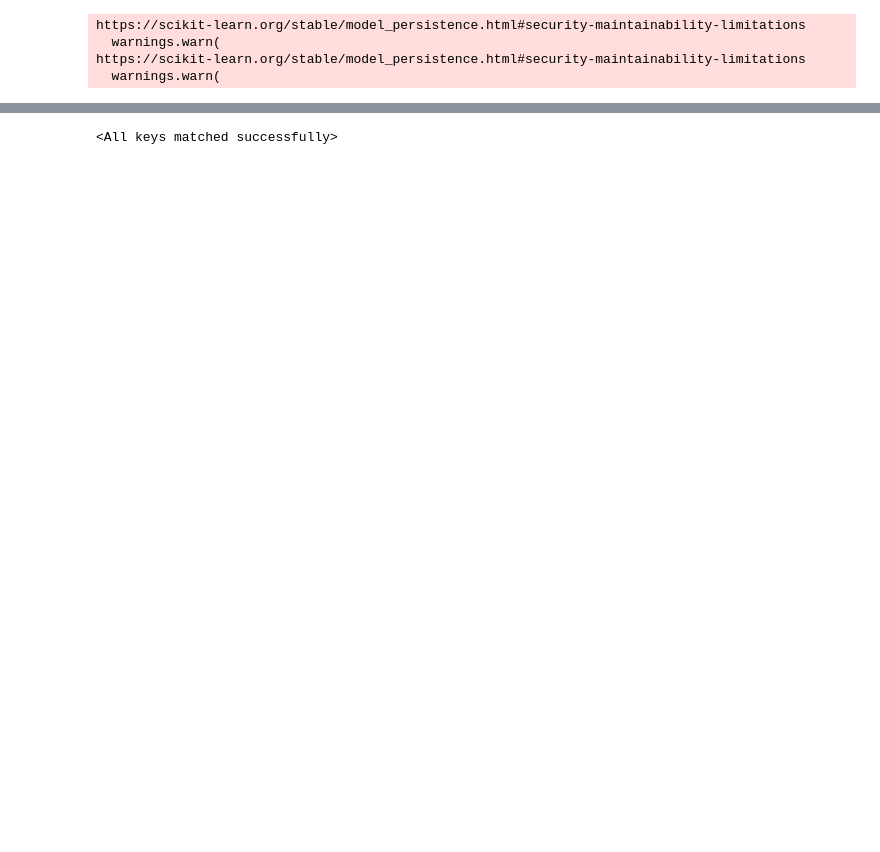
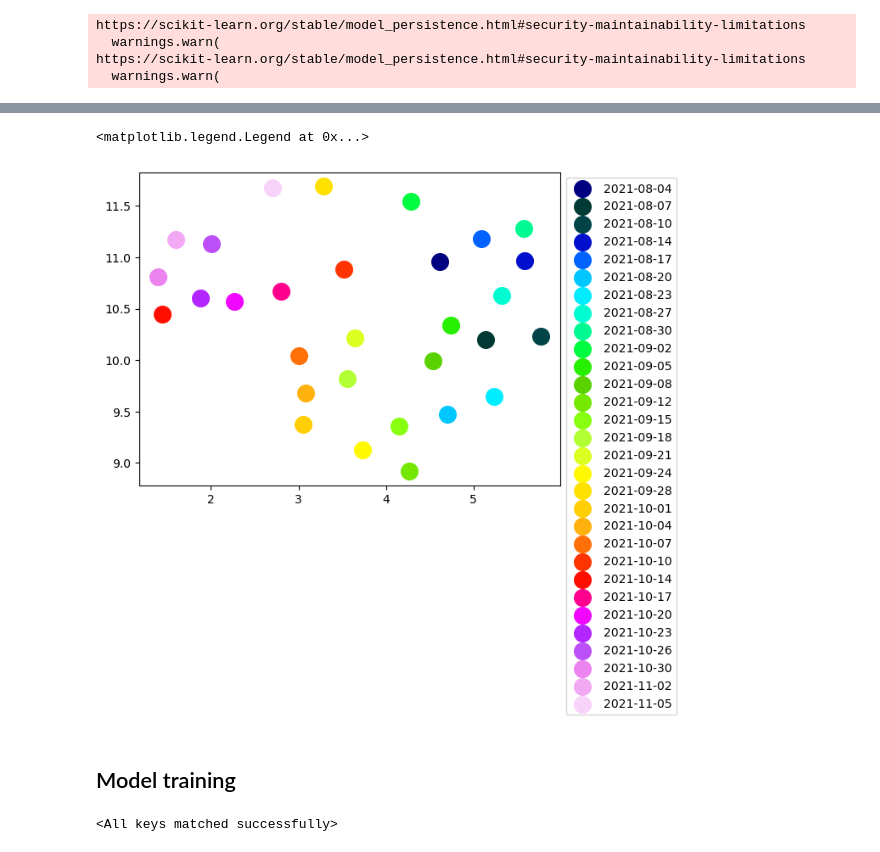
Before and after one commit to AliBagheriNejad/SDSFD, a Jupyter notebook: test_2.ipynb, the cells around one changed output, grey strips where cells are left out. Saved outputs shown, nothing was run; the diff lists cells and outputs as text; code cells hidden in the pictures; blank space fills up the shorter version.

```diff
--- a/test_2.ipynb
+++ b/test_2.ipynb
@@ -15,14 +17,17 @@ df = read_source(
     show_columns=False
 )
 
-df1,df2  = double_data(
+df1,df2,dft  = double_data(
     df,
     ['VibGt_39VS4_1', 'VibGt_39VS4_2'],
-    sample_length = 1024
+    sample_length = 1024,
+    overlap = 100
+
 )
 
-files = save_to_temp_df(
-    df1,
-    df2,
-    dir = '/home/fdi/AliBagheriNejad/Thesis/MECO/code/TLT/temp'
-)
+# files = save_to_temp_df(
+#     df1,
+#     df2,
+#     dft,
+#     dir = '/home/fdi/AliBagheriNejad/Thesis/MECO/code/TLT/temp'
+# )
@@ -33,7 +34,11 @@ files = save_to_temp_df(
 # %%
 # Read datafiles (If needed)
-df1 = pd.read_csv('/home/fdi/AliBagheriNejad/Thesis/MECO/code/TLT/temp/test_df_0.csv')
-df2 = pd.read_csv('/home/fdi/AliBagheriNejad/Thesis/MECO/code/TLT/temp/test_df_1.csv')
+# df1 = pd.read_csv('/home/fdi/AliBagheriNejad/Thesis/MECO/code/TLT/temp/test_df_0.csv')
+# df2 = pd.read_csv('/home/fdi/AliBagheriNejad/Thesis/MECO/code/TLT/temp/test_df_1.csv')
+# df2 = pd.read_csv('/home/fdi/AliBagheriNejad/Thesis/MECO/code/TLT/temp/test_df_2.csv')
+# %%
+labels = dft.values[:,-1]
+labels = np.datetime_as_string(labels, unit='D')
 # %%
 print(f'Shape of dataset 1 is {df1.shape}')
 print(f'Shape of dataset 2 is {df2.shape}')
@@ -69,0 +84,3 @@ https://scikit-learn.org/stable/model_persistence.html#security-maintainability-
+# %%
+umap_reducer = UMAP(n_components=2, random_state=69)
+embeddings = umap_reducer.fit_transform(np.nan_to_num(X_scaled).reshape(30,-1))
@@ -70,4 +90,22 @@ https://scikit-learn.org/stable/model_persistence.html#security-maintainability-
+# %%
+for i in range(np.unique(labels).shape[0]):  # Assuming 10 classes
+    indices = labels == np.unique(labels)[i]
+    plt.scatter(
+        embeddings[indices, 0],
+        embeddings[indices, 1],
+        label=f'{np.unique(labels)[i]}' ,
+        s=200,
+        alpha=1,
+        color=cmap(i/len(np.unique(labels)))
+    )
+
+plt.legend(loc='upper left', bbox_to_anchor=(1,1))
+# %% [output]
+<matplotlib.legend.Legend at 0x...>
+[figure, added]
 # %%
 X_tensor = torch.tensor (X_scaled, dtype = torch.float32).to(device)
 X_tensor_self = torch.tensor (X_scaled_self, dtype = torch.float32).to(device)
+# %% [markdown]
+## Model training
 # %%
```
Also changed, not shown: parts of 51 cells of this notebook, 11 other files.
